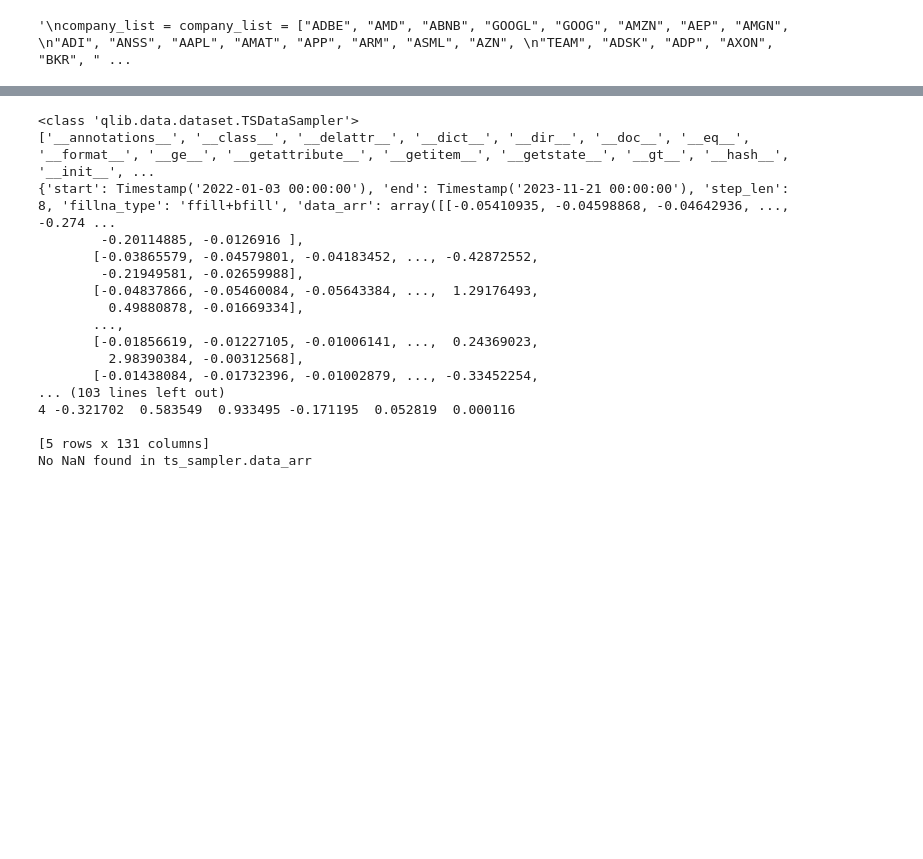
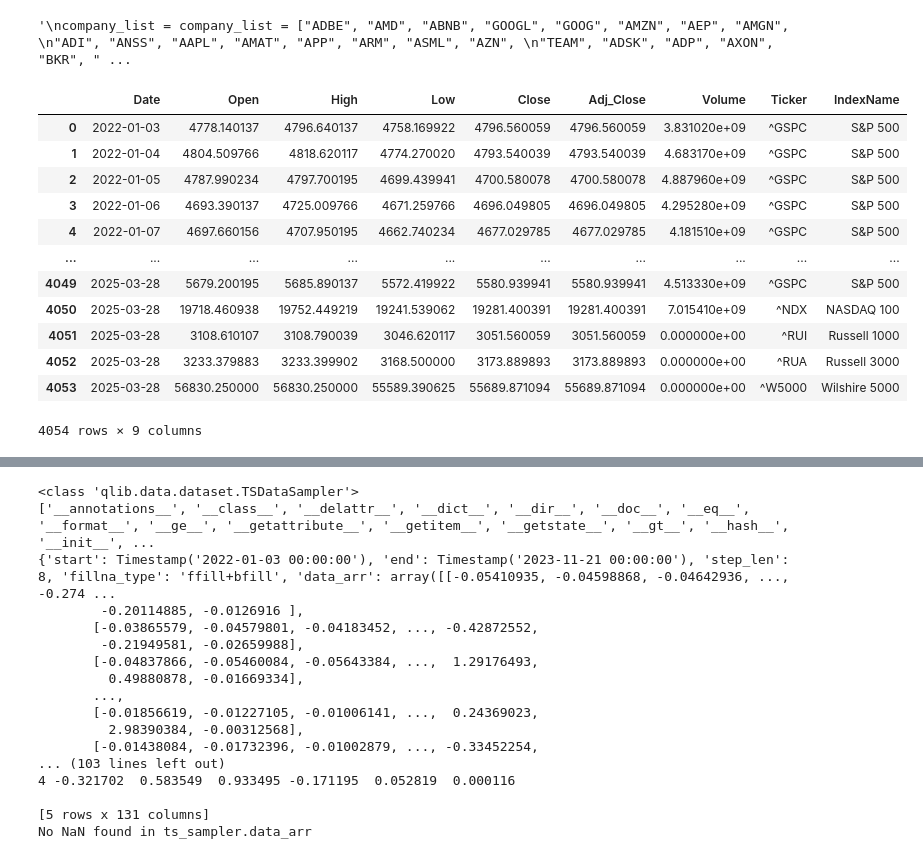
Before and after one commit to GAOCheryl/QF5214_2025_G8, a Jupyter notebook: TeamThree/MASTER-master/model_strategy_testing.ipynb, the cells around one changed output, grey strips where cells are left out. Drawn from its saved outputs; the diff is of its cells as text; code cells hidden in the pictures; blank space fills up the shorter version.

```diff
--- a/TeamThree/MASTER-master/model_strategy_testing.ipynb
+++ b/TeamThree/MASTER-master/model_strategy_testing.ipynb
@@ -115,6 +115,22 @@ filtered_df_all.to_csv("data/Input/stock.csv", index=False)
 filtered_final_df_all.to_csv("data/Input/alpha.csv", index=False)
 df_index.to_csv("data/Input/index.csv", index=False)
 filtered_df_sentiment.to_csv("data/Input/sentiment.csv", index=False)
+# %%
+df_index
+# %% [output]
+|  | Date | Open | High | Low | Close | Adj_Close | Volume | Ticker | IndexName |
+| 0 | 2022-01-03 | 4778.140137 | 4796.640137 | 4758.169922 | 4796.560059 | 4796.560059 | 3.831020e+09 | ^GSPC | S&P 500 |
+| 1 | 2022-01-04 | 4804.509766 | 4818.620117 | 4774.270020 | 4793.540039 | 4793.540039 | 4.683170e+09 | ^GSPC | S&P 500 |
+| 2 | 2022-01-05 | 4787.990234 | 4797.700195 | 4699.439941 | 4700.580078 | 4700.580078 | 4.887960e+09 | ^GSPC | S&P 500 |
+| 3 | 2022-01-06 | 4693.390137 | 4725.009766 | 4671.259766 | 4696.049805 | 4696.049805 | 4.295280e+09 | ^GSPC | S&P 500 |
+| 4 | 2022-01-07 | 4697.660156 | 4707.950195 | 4662.740234 | 4677.029785 | 4677.029785 | 4.181510e+09 | ^GSPC | S&P 500 |
+| ... | ... | ... | ... | ... | ... | ... | ... | ... | ... |
+| 4049 | 2025-03-28 | 5679.200195 | 5685.890137 | 5572.419922 | 5580.939941 | 5580.939941 | 4.513330e+09 | ^GSPC | S&P 500 |
+| 4050 | 2025-03-28 | 19718.460938 | 19752.449219 | 19241.539062 | 19281.400391 | 19281.400391 | 7.015410e+09 | ^NDX | NASDAQ 100 |
+| 4051 | 2025-03-28 | 3108.610107 | 3108.790039 | 3046.620117 | 3051.560059 | 3051.560059 | 0.000000e+00 | ^RUI | Russell 1000 |
+| 4052 | 2025-03-28 | 3233.379883 | 3233.399902 | 3168.500000 | 3173.889893 | 3173.889893 | 0.000000e+00 | ^RUA | Russell 3000 |
+| 4053 | 2025-03-28 | 56830.250000 | 56830.250000 | 55589.390625 | 55689.871094 | 55689.871094 | 0.000000e+00 | ^W5000 | Wilshire 5000 |
+4054 rows × 9 columns
 # %%
 df_all = pd.read_csv("data/Input/stock.csv")
 final_df_all = pd.read_csv("data/Input/alpha.csv")
```
Also changed, not shown: parts of 23 cells of this notebook, 1 other file.
